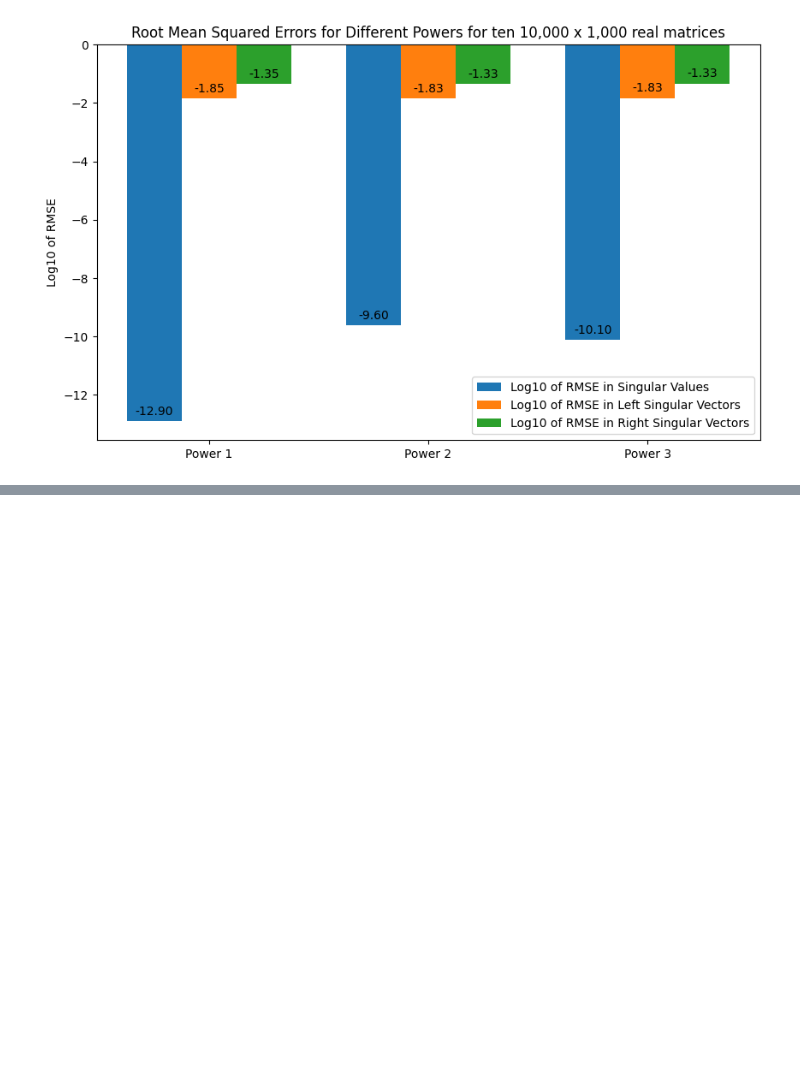
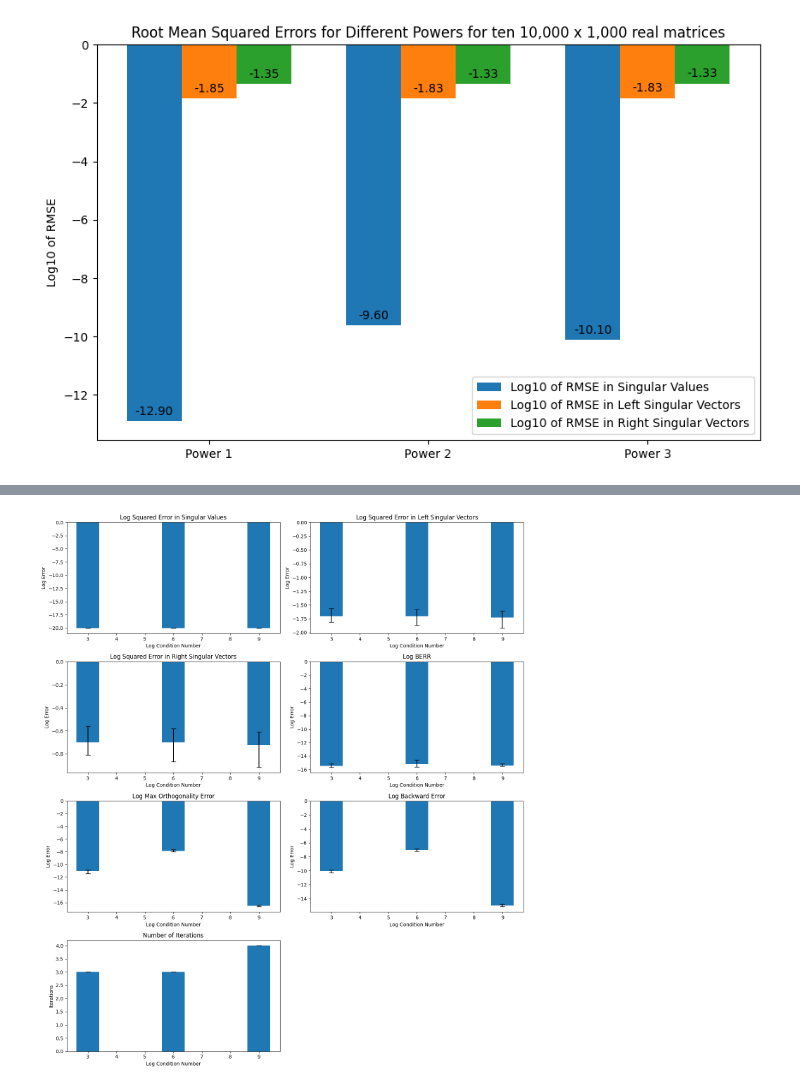
Before and after one commit to Alex-T-Sharipov/spectral_divide_and_conquer, a Jupyter notebook: viz.ipynb, the cells around one changed output, grey strips where cells are left out. Cells and saved outputs as stored; diff of their text form; code cells hidden in the pictures; blank space fills up the shorter version.

```diff
--- a/viz.ipynb
+++ b/viz.ipynb
@@ -116,0 +114,51 @@ plt.show()
+# %%
+# Data
+condition_numbers_log = [3, 6, 9]
+
+# Create subplots with an additional plot for number of iterations
+fig, axs = plt.subplots(4, 2, figsize=(14, 16))
+
+# Plotting with error bars in logarithmic scale
+axs[0, 0].bar(condition_numbers_log, log_avg_sq_err_sv, yerr=[np.subtract(log_avg_sq_err_sv, log_min_sq_err_sv), np.subtract(log_max_sq_err_sv, log_avg_sq_err_sv)], capsize=5)
+axs[0, 0].set_title('Log Squared Error in Singular Values')
+axs[0, 0].set_ylabel('Log Error')
+axs[0, 0].set_xlabel('Log Condition Number')
+
+axs[0, 1].bar(condition_numbers_log, log_avg_sq_err_lsv, yerr=[np.subtract(log_avg_sq_err_lsv, log_min_sq_err_lsv), np.subtract(log_max_sq_err_lsv, log_avg_sq_err_lsv)], capsize=5)
+axs[0, 1].set_title('Log Squared Error in Left Singular Vectors')
+axs[0, 1].set_ylabel('Log Error')
+axs[0, 1].set_xlabel('Log Condition Number')
+
+axs[1, 0].bar(condition_numbers_log, log_avg_sq_err_rsv, yerr=[np.subtract(log_avg_sq_err_rsv, log_min_sq_err_rsv), np.subtract(log_max_sq_err_rsv, log_avg_sq_err_rsv)], capsize=5)
+axs[1, 0].set_title('Log Squared Error in Right Singular Vectors')
+axs[1, 0].set_ylabel('Log Error')
+axs[1, 0].set_xlabel('Log Condition Number')
+
+axs[1, 1].bar(condition_numbers_log, log_avg_berr, yerr=[np.subtract(log_avg_berr, log_min_berr), np.subtract(log_max_berr, log_avg_berr)], capsize=5)
+axs[1, 1].set_title('Log BERR')
+axs[1, 1].set_ylabel('Log Error')
+axs[1, 1].set_xlabel('Log Condition Number')
+
+axs[2, 0].bar(condition_numbers_log, log_avg_max_orth_err, yerr=[np.subtract(log_avg_max_orth_err, log_min_max_orth_err), np.subtract(log_max_max_orth_err, log_avg_max_orth_err)], capsize=5)
+axs[2, 0].set_title('Log Max Orthogonality Error')
+axs[2, 0].set_ylabel('Log Error')
+axs[2, 0].set_xlabel('Log Condition Number')
+
+axs[2, 1].bar(condition_numbers_log, log_avg_backward_err, yerr=[np.subtract(log_avg_backward_err, log_min_backward_err), np.subtract(log_max_backward_err, log_avg_backward_err)], capsize=5)
+axs[2, 1].set_title('Log Backward Error')
+axs[2, 1].set_ylabel('Log Error')
+axs[2, 1].set_xlabel('Log Condition Number')
+
+# Plotting number of iterations without log
+axs[3, 0].bar(condition_numbers_log, avg_iterations, yerr=[np.subtract(avg_iterations, min_iterations), np.subtract(max_iterations, avg_iterations)], capsize=5)
+axs[3, 0].set_title('Number of Iterations')
+axs[3, 0].set_ylabel('Iterations')
+axs[3, 0].set_xlabel('Log Condition Number')
+
+# Remove the empty subplot
+fig.delaxes(axs[3, 1])
+
+plt.tight_layout()
+plt.show()
+# %% [output]
+[figure, added]
```
Also changed, not shown: parts of 4 cells of this notebook, 18 other files.
